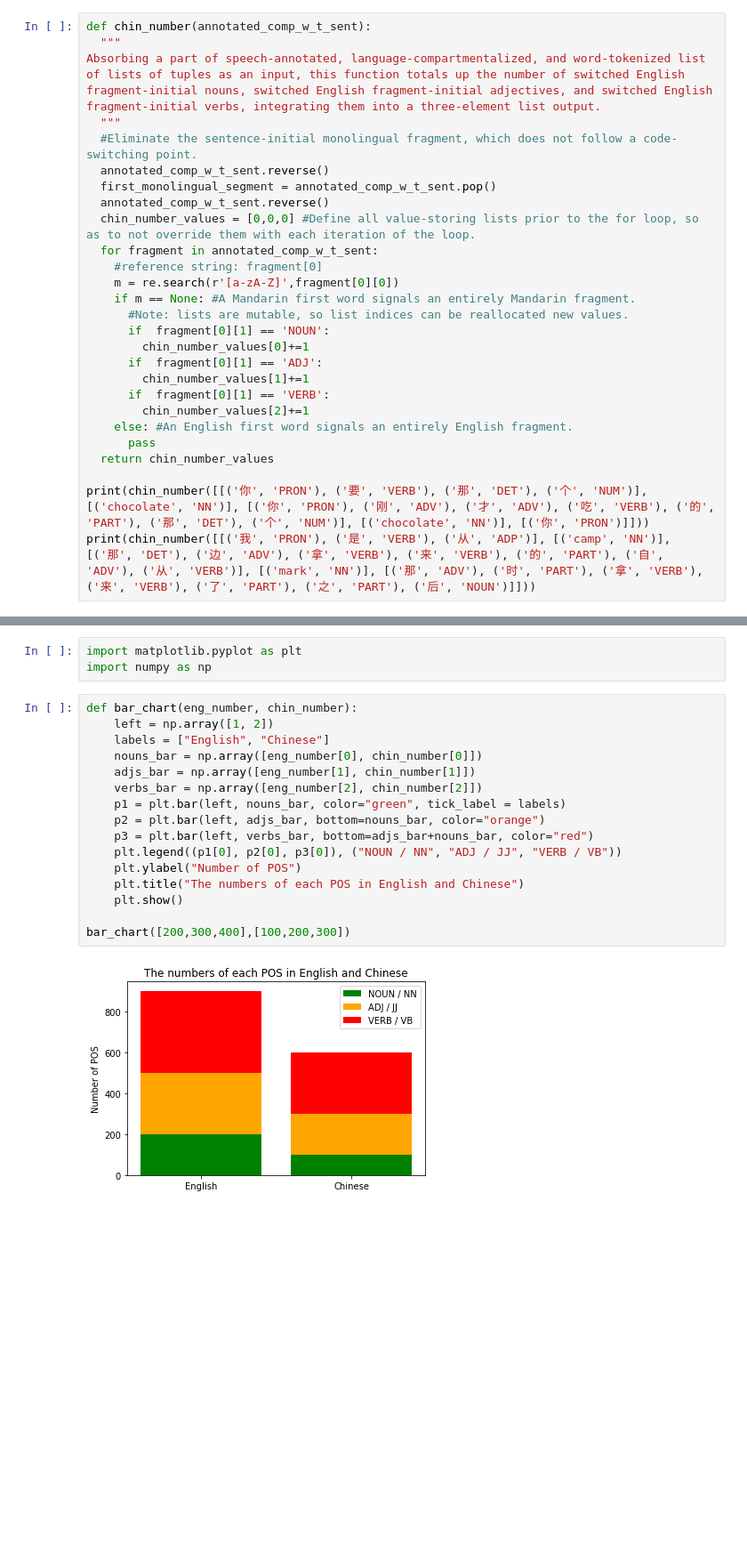
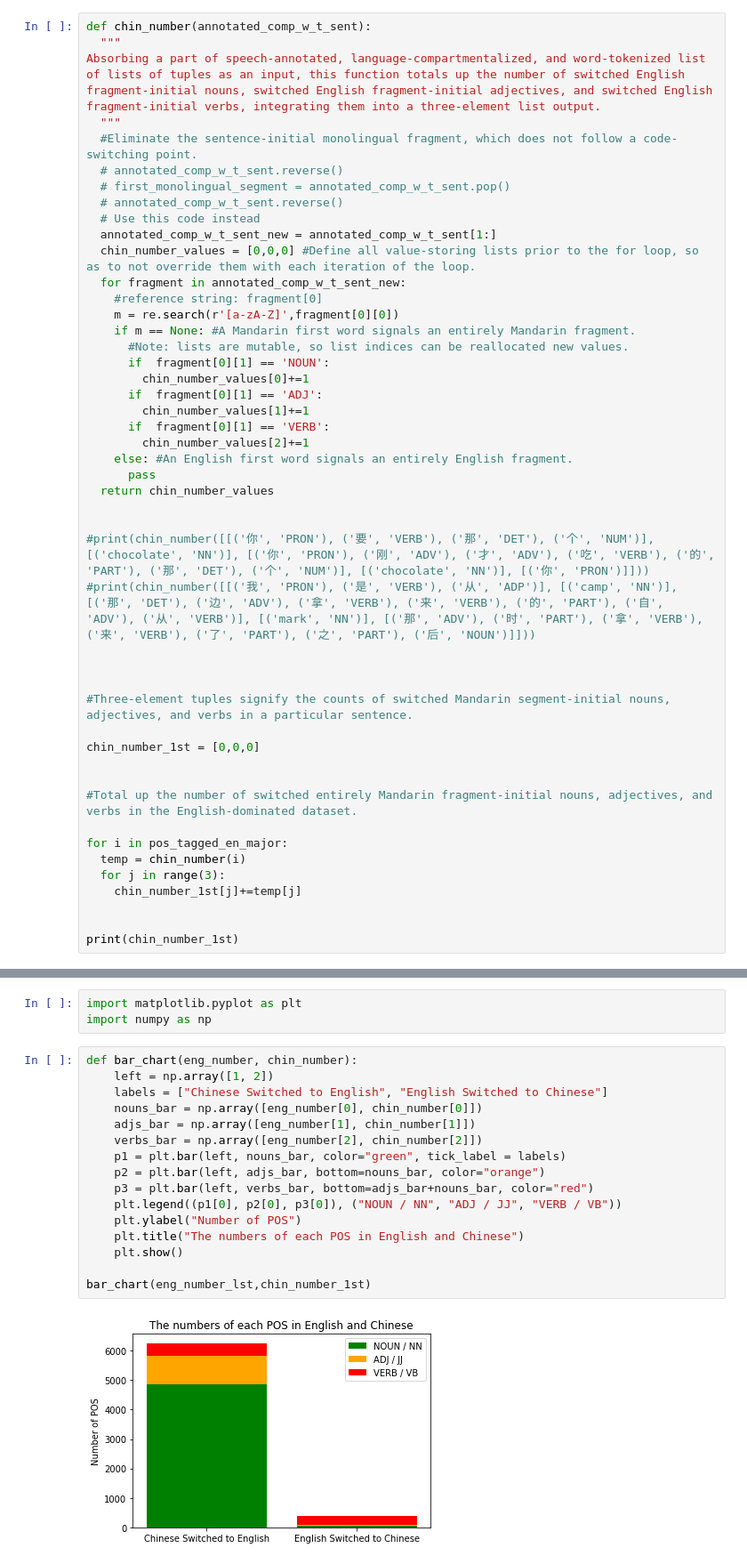
Before and after one commit to Ling-144-winter2022-team-3/final-project, a Jupyter notebook: final_project.ipynb, the cells around one changed output, grey strips where cells are left out. Shown at 89% size. Cells and saved outputs as stored; diff of their text form; blank space fills up the shorter version.

```diff
--- a/final_project.ipynb
+++ b/final_project.ipynb
@@ -458,11 +335,13 @@ def chin_number(annotated_comp_w_t_sent):
 Absorbing a part of speech-annotated, language-compartmentalized, and word-tokenized list of lists of tuples as an input, this function totals up the number of switched English fragment-initial nouns, switched English fragment-initial adjectives, and switched English fragment-initial verbs, integrating them into a three-element list output.
   """
   #Eliminate the sentence-initial monolingual fragment, which does not follow a code-switching point.
-  annotated_comp_w_t_sent.reverse()
-  first_monolingual_segment = annotated_comp_w_t_sent.pop()
-  annotated_comp_w_t_sent.reverse()
+  # annotated_comp_w_t_sent.reverse()
+  # first_monolingual_segment = annotated_comp_w_t_sent.pop()
+  # annotated_comp_w_t_sent.reverse()
+  # Use this code instead
+  annotated_comp_w_t_sent_new = annotated_comp_w_t_sent[1:]
   chin_number_values = [0,0,0] #Define all value-storing lists prior to the for loop, so as to not override them with each iteration of the loop.
-  for fragment in annotated_comp_w_t_sent:
+  for fragment in annotated_comp_w_t_sent_new:
     #reference string: fragment[0]
     m = re.search(r'[a-zA-Z]',fragment[0][0])
     if m == None: #A Mandarin first word signals an entirely Mandarin fragment.
@@ -477,6 +356,24 @@ Absorbing a part of speech-annotated, language-compartmentalized, and word-token
       pass
   return chin_number_values
 
-print(chin_number([[('你', 'PRON'), ('要', 'VERB'), ('那', 'DET'), ('个', 'NUM')], [('chocolate', 'NN')], [('你', 'PRON'), ('刚', 'ADV'), ('才', 'ADV'), ('吃', 'VERB'), ('的', 'PART'), ('那', 'DET'), ('个', 'NUM')], [('chocolate', 'NN')], [('你', 'PRON')]]))
-print(chin_number([[('我', 'PRON'), ('是', 'VERB'), ('从', 'ADP')], [('camp', 'NN')], [('那', 'DET'), ('边', 'ADV'), ('拿', 'VERB'), ('来', 'VERB'), ('的', 'PART'), ('自', 'ADV'), ('从', 'VERB')], [('mark', 'NN')], [('那', 'ADV'), ('时', 'PART'), ('拿', 'VERB'), ('来', 'VERB'), ('了', 'PART'), ('之', 'PART'), ('后', 'NOUN')]]))
+
+#print(chin_number([[('你', 'PRON'), ('要', 'VERB'), ('那', 'DET'), ('个', 'NUM')], [('chocolate', 'NN')], [('你', 'PRON'), ('刚', 'ADV'), ('才', 'ADV'), ('吃', 'VERB'), ('的', 'PART'), ('那', 'DET'), ('个', 'NUM')], [('chocolate', 'NN')], [('你', 'PRON')]]))
+#print(chin_number([[('我', 'PRON'), ('是', 'VERB'), ('从', 'ADP')], [('camp', 'NN')], [('那', 'DET'), ('边', 'ADV'), ('拿', 'VERB'), ('来', 'VERB'), ('的', 'PART'), ('自', 'ADV'), ('从', 'VERB')], [('mark', 'NN')], [('那', 'ADV'), ('时', 'PART'), ('拿', 'VERB'), ('来', 'VERB'), ('了', 'PART'), ('之', 'PART'), ('后', 'NOUN')]]))
+
+
+
+#Three-element tuples signify the counts of switched Mandarin segment-initial nouns, adjectives, and verbs in a particular sentence.
+
+chin_number_1st = [0,0,0]
+
+
+#Total up the number of switched entirely Mandarin fragment-initial nouns, adjectives, and verbs in the English-dominated dataset.
+
+for i in pos_tagged_en_major:
+  temp = chin_number(i)
+  for j in range(3):
+    chin_number_1st[j]+=temp[j]
+
+
+print(chin_number_1st)
 # %% [output]
@@ -490,18 +386,18 @@ import numpy as np
 # %%
 def bar_chart(eng_number, chin_number):
     left = np.array([1, 2])
-    labels = ["English", "Chinese"]
+    labels = ["Chinese Switched to English", "English Switched to Chinese"]
     nouns_bar = np.array([eng_number[0], chin_number[0]])
     adjs_bar = np.array([eng_number[1], chin_number[1]])
     verbs_bar = np.array([eng_number[2], chin_number[2]])
     p1 = plt.bar(left, nouns_bar, color="green", tick_label = labels)
     p2 = plt.bar(left, adjs_bar, bottom=nouns_bar, color="orange")
     p3 = plt.bar(left, verbs_bar, bottom=adjs_bar+nouns_bar, color="red")
     plt.legend((p1[0], p2[0], p3[0]), ("NOUN / NN", "ADJ / JJ", "VERB / VB"))
     plt.ylabel("Number of POS")
     plt.title("The numbers of each POS in English and Chinese")
     plt.show()
 
-bar_chart([200,300,400],[100,200,300])
+bar_chart(eng_number_lst,chin_number_1st)
 # %% [output]
-[figure, old version]
+[figure, new version]
```
Also changed, not shown: parts of 7 cells of this notebook.
